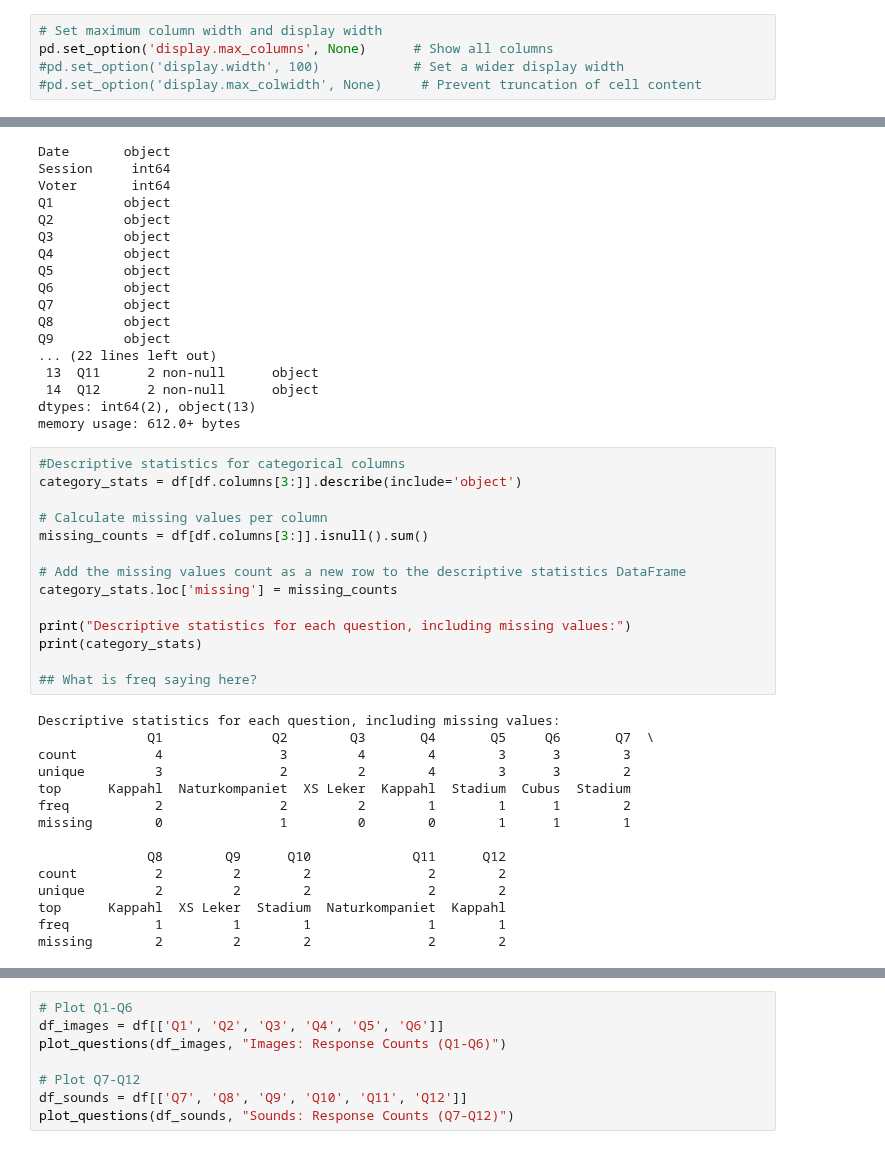
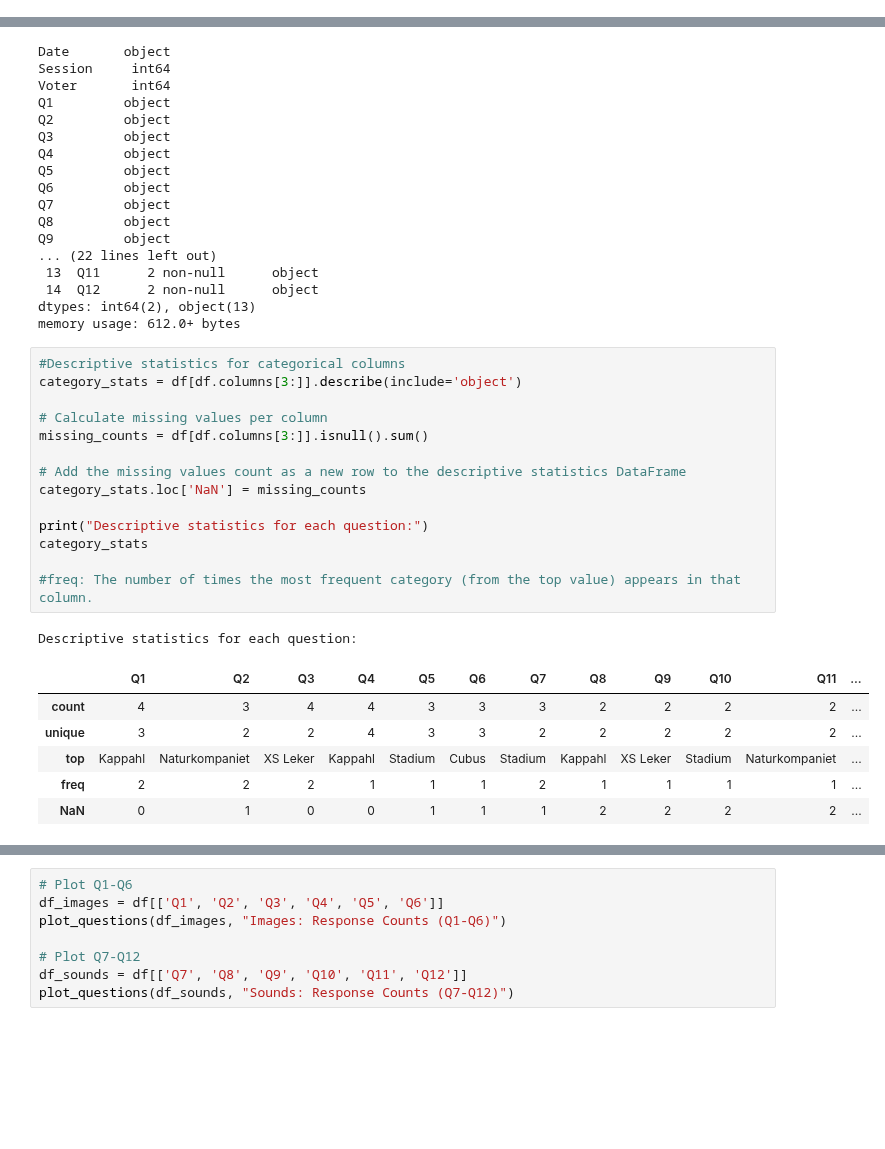
Before and after one commit to emmenru/Music-AI-workshop, a Jupyter notebook: chi-square-tester.ipynb, the cells around one changed output, grey strips where cells are left out. Cells and saved outputs as stored; diff of their text form; blank space fills up the shorter version.

```diff
--- a/chi-square-tester.ipynb
+++ b/chi-square-tester.ipynb
@@ -22,8 +22,3 @@ from scipy.special import gammaincc  # for calculating p-value from chi-square s
 # %% [output]
 The autoreload extension is already loaded. To reload it, use:
   %reload_ext autoreload
-# %%
-# Set maximum column width and display width
-pd.set_option('display.max_columns', None)      # Show all columns
-#pd.set_option('display.width', 100)            # Set a wider display width
-#pd.set_option('display.max_colwidth', None)     # Prevent truncation of cell content
@@ -122,32 +93,25 @@ memory usage: 612.0+ bytes
 # %%
 #Descriptive statistics for categorical columns
 category_stats = df[df.columns[3:]].describe(include='object')
 
 # Calculate missing values per column
 missing_counts = df[df.columns[3:]].isnull().sum()
 
 # Add the missing values count as a new row to the descriptive statistics DataFrame
-category_stats.loc['missing'] = missing_counts
+category_stats.loc['NaN'] = missing_counts
 
-print("Descriptive statistics for each question, including missing values:")
-print(category_stats)
+print("Descriptive statistics for each question:")
+category_stats
 
-## What is freq saying here?
+#freq: The number of times the most frequent category (from the top value) appears in that column.
 # %% [output]
-Descriptive statistics for each question, including missing values:
-              Q1              Q2        Q3       Q4       Q5     Q6       Q7  \
-count          4               3         4        4        3      3        3
-unique         3               2         2        4        3      3        2
-top      Kappahl  Naturkompaniet  XS Leker  Kappahl  Stadium  Cubus  Stadium
-freq           2               2         2        1        1      1        2
-missing        0               1         0        0        1      1        1
-
-              Q8        Q9      Q10             Q11      Q12
-count          2         2        2               2        2
-unique         2         2        2               2        2
-top      Kappahl  XS Leker  Stadium  Naturkompaniet  Kappahl
-freq           1         1        1               1        1
-missing        2         2        2               2        2
+Descriptive statistics for each question:
+|  | Q1 | Q2 | Q3 | Q4 | Q5 | Q6 | Q7 | Q8 | Q9 | Q10 | Q11 | ... |
+| count | 4 | 3 | 4 | 4 | 3 | 3 | 3 | 2 | 2 | 2 | 2 | ... |
+| unique | 3 | 2 | 2 | 4 | 3 | 3 | 2 | 2 | 2 | 2 | 2 | ... |
+| top | Kappahl | Naturkompaniet | XS Leker | Kappahl | Stadium | Cubus | Stadium | Kappahl | XS Leker | Stadium | Naturkompaniet | ... |
+| freq | 2 | 2 | 2 | 1 | 1 | 1 | 2 | 1 | 1 | 1 | 1 | ... |
+| NaN | 0 | 1 | 0 | 0 | 1 | 1 | 1 | 2 | 2 | 2 | 2 | ... |
 # %%
 # Plot counts and missing values
 plt.figure(figsize=(10, 6))
```
Also changed, not shown: parts of 39 cells of this notebook.
